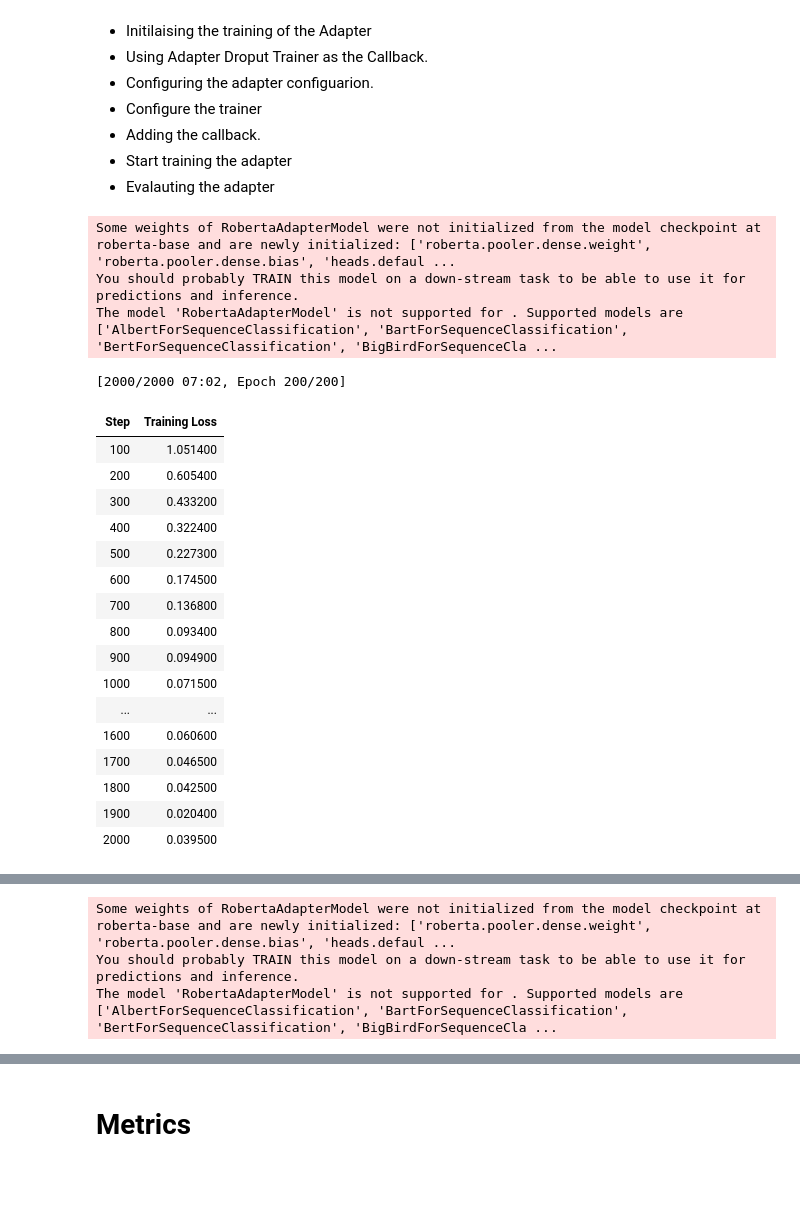
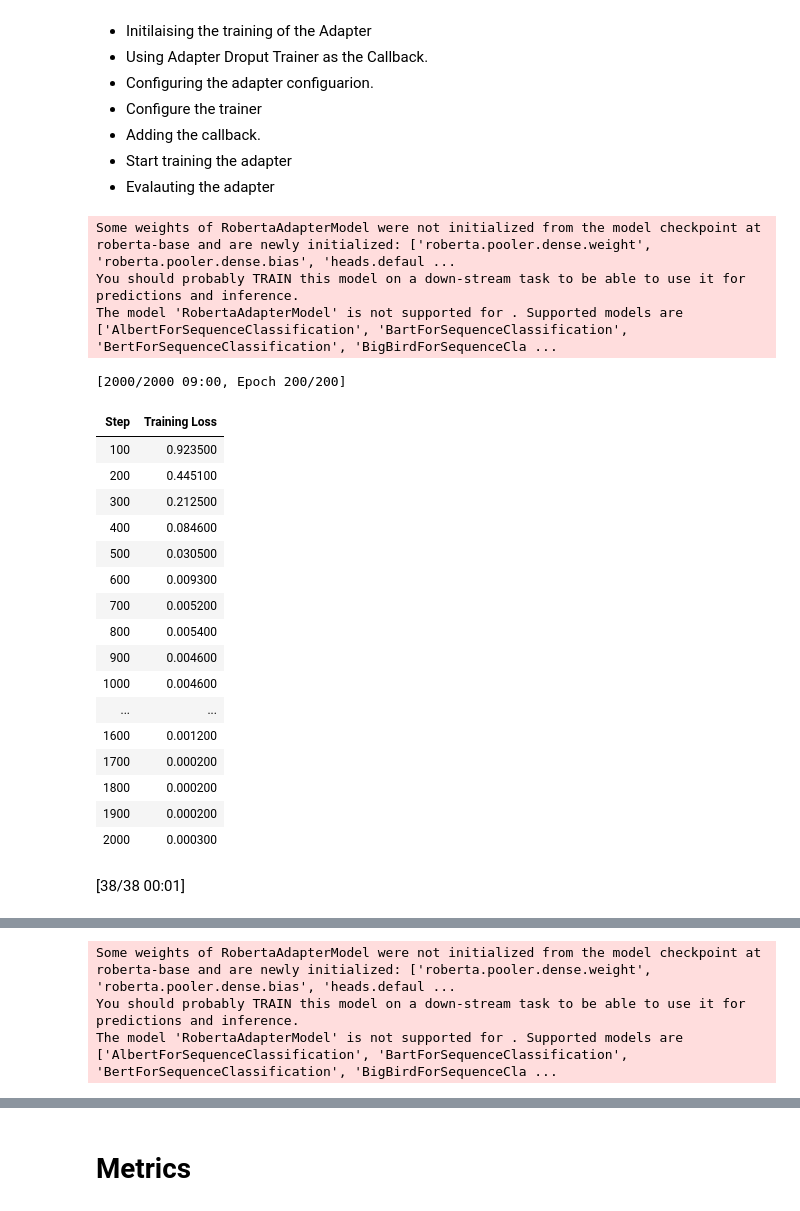
Before and after one commit to FahadEbrahim/AdaptIRC, a Jupyter notebook: NLBSE2024_AdaptIRC.ipynb, the cells around one changed output, grey strips where cells are left out. Cells and saved outputs as stored; diff of their text form; code cells hidden in the pictures; blank space fills up the shorter version.

Commit message:
feat: adapters 0.1.0

```diff
--- a/NLBSE2024_AdaptIRC.ipynb
+++ b/NLBSE2024_AdaptIRC.ipynb
@@ -160,7 +160,6 @@ The training occurs at every repository:
 * Evalauting the adapter
 # %%
 from adapters import AdapterTrainer
-import torch
 
 references = {}
 predictions = {}
@@ -174,27 +173,29 @@ for repo in datasets.keys():
   dataset = datasets[repo]
   tokenizer, model, classifier = create_model()
 
-  # The function used to tokenize the issues.
-  def encode_batch(batch):
-    return tokenizer(batch["text"])
-
   # Extracting the training and testing sets from the dataset per repo
-  train_set = dataset['train'].shuffle(seed=RANDOM_SEED)
+  train_set = dataset['train']
 
   id2label = {x: train_set.features["label"].int2str(x) for x in range(train_set.features["label"].num_classes)}
 
   # Tokenizing the training set
-  train_set = train_set.map(encode_batch, batched=True)
+  train_set = train_set.shuffle(seed=RANDOM_SEED)
+  # train_set = train_set.select(range(3*70))
+  train_set = train_set.map(lambda batch: tokenizer(batch["text"]), batched=True)
   train_set.set_format(type="torch", columns=["input_ids", "attention_mask", "label"])
 
-  # Adapter Name and Saving Directory
+  test_set = dataset['test']
+  test_set = test_set.shuffle(seed=RANDOM_SEED)
+  test_set = test_set.map(lambda batch: tokenizer(batch["text"]), batched=True)
+  test_set.set_format(type="torch", columns=["input_ids", "attention_mask", "label"])
+
+  # Adapter Name and Saving Direc
   adapter_name = f"irc-{repo.replace('/','-')}"
 
-  # Add an Adapter
+  # Add a new adapter
   model.add_adapter(adapter_name, overwrite_ok=True)
+
   # Add a matching classification head
-
-  # Add a Classification Head
   model.add_classification_head(
     adapter_name,
     num_labels=3,
@@ -204,16 +205,6 @@ for repo in datasets.keys():
 
   # Initilaize the adapter training
   model.train_adapter(adapter_name)
-
-  # Create an Adapter Callback
-  class AdapterDropTrainerCallback(TrainerCallback):
-      def on_step_begin(self, args, state, control, **kwargs):
-        skip_layers = list(range(np.random.randint(0, 11)))
-        kwargs['model'].set_active_adapters(adapter_name, skip_layers=skip_layers)
-
-      def on_evaluate(self, args, state, control, **kwargs):
-        kwargs['model'].set_active_adapters(adapter_name, skip_layers=None)
-
 
   # Metrics used for evaluation (accuracy, precision, recall and F1)
   def compute_metrics(p: EvalPrediction):
@@ -243,48 +234,61 @@ for repo in datasets.keys():
   # Configure the Adapter Trainer
   trainer = AdapterTrainer(
     model=model,
     args=training_args,
+    eval_dataset=test_set,
     train_dataset=train_set,
     compute_metrics=compute_metrics,
     data_collator=data_collator
   )
 
+  # Create an Adapter Callback
+  class AdapterDropTrainerCallback(TrainerCallback):
+      def on_step_begin(self, args, state, control, **kwargs):
+        skip_layers = list(range(np.random.randint(0, 11)))
+        kwargs['model'].set_active_adapters(adapter_name, skip_layers=skip_layers)
+
+      def on_evaluate(self, args, state, control, **kwargs):
+        kwargs['model'].set_active_adapters(adapter_name, skip_layers=None)
   # Add the callback to the trainer
-  trainer.add_callback(AdapterDropTrainerCallback())
+  # trainer.add_callback(AdapterDropTrainerCallback())
 
   # Start training the adapter
   trainer.train()
+
+  evaluation = trainer.evaluate()
+  display(evaluation)
 
   # Save the adapter
   model.save_adapter(f"training_output/{adapter_name}", adapter_name)
 
   # Merging the Repo
   model.merge_adapter(adapter_name)
 
   test_set = dataset['test']
 
   # Calcualting and Adding the metrics
   references[repo] = [model.config.id2label[id] for id in test_set['label']]
   predictions[repo] = [prediction['label'] for prediction in classifier(test_set['text'])]
 # %% [output]
 Some weights of RobertaAdapterModel were not initialized from the model checkpoint at roberta-base and are newly initialized: ['roberta.pooler.dense.weight', 'roberta.pooler.dense.bias', 'heads.defaul ...
 You should probably TRAIN this model on a down-stream task to be able to use it for predictions and inference.
 The model 'RobertaAdapterModel' is not supported for . Supported models are ['AlbertForSequenceClassification', 'BartForSequenceClassification', 'BertForSequenceClassification', 'BigBirdForSequenceCla ...
-[2000/2000 07:02, Epoch 200/200]
+[2000/2000 09:00, Epoch 200/200]
 | Step | Training Loss |
-| 100 | 1.051400 |
-| 200 | 0.605400 |
-| 300 | 0.433200 |
-| 400 | 0.322400 |
-| 500 | 0.227300 |
-| 600 | 0.174500 |
-| 700 | 0.136800 |
-| 800 | 0.093400 |
-| 900 | 0.094900 |
-| 1000 | 0.071500 |
+| 100 | 0.923500 |
+| 200 | 0.445100 |
+| 300 | 0.212500 |
+| 400 | 0.084600 |
+| 500 | 0.030500 |
+| 600 | 0.009300 |
+| 700 | 0.005200 |
+| 800 | 0.005400 |
+| 900 | 0.004600 |
+| 1000 | 0.004600 |
 | ... | ... |
-| 1600 | 0.060600 |
-| 1700 | 0.046500 |
-| 1800 | 0.042500 |
-| 1900 | 0.020400 |
-| 2000 | 0.039500 |
+| 1600 | 0.001200 |
+| 1700 | 0.000200 |
+| 1800 | 0.000200 |
+| 1900 | 0.000200 |
+| 2000 | 0.000300 |
+[38/38 00:01]
```
Also changed, not shown: parts of 2 cells of this notebook, 3 other files.
